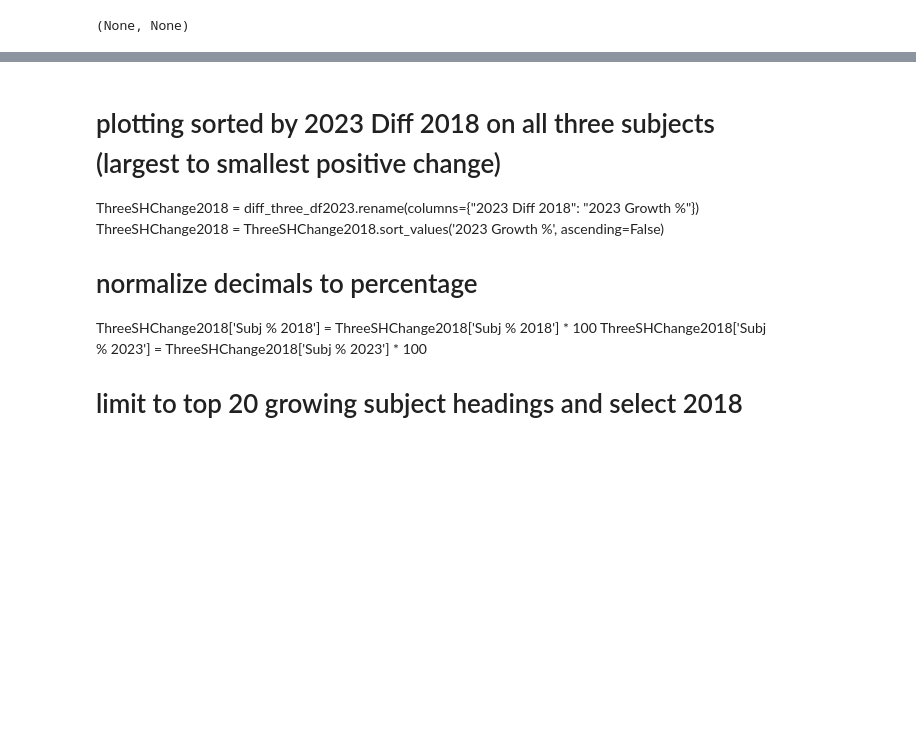
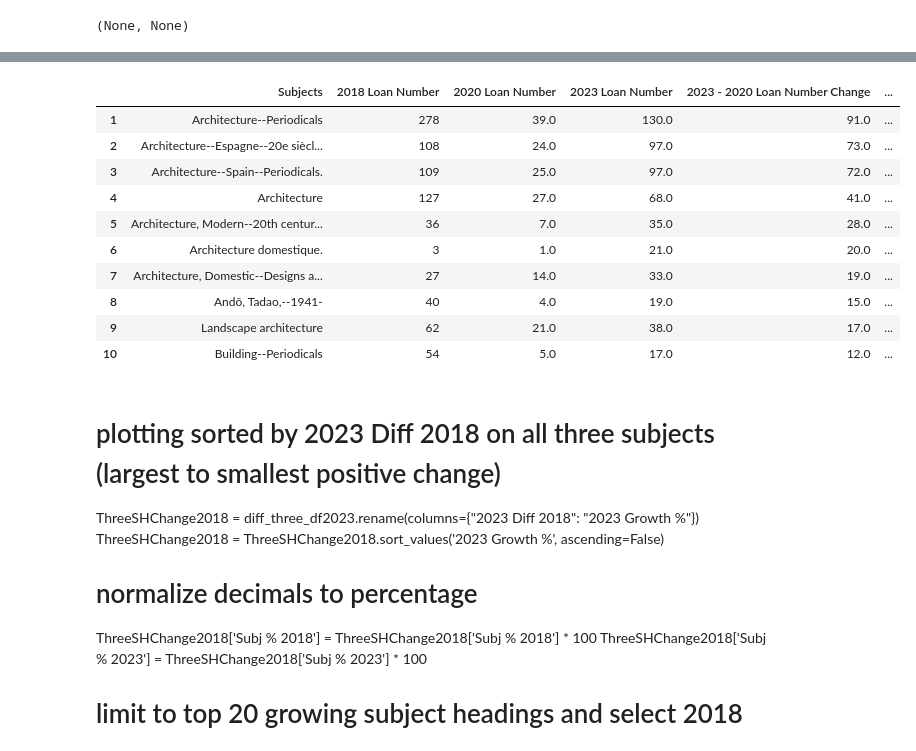
Before and after one commit to senderrr/Architecture, a Jupyter notebook: ArchitectureNotebookArticlePlots.ipynb, the cells around one changed output, grey strips where cells are left out. Cells and saved outputs as stored; diff of their text form; code cells hidden in the pictures; blank space fills up the shorter version.

```diff
--- a/ArchitectureNotebookArticlePlots.ipynb
+++ b/ArchitectureNotebookArticlePlots.ipynb
@@ -343,6 +346,51 @@ ThreeSHGrowth2023
 | 8 | Alexander--VII,--Pope,--1599-1667 | 2 | 9.0 | 6.0 | 7.0 | ... |
 | 9 | Architecture and society--United ... | 12 | 12.0 | 6.0 | 0.0 | ... |
 | 10 | ARCHITECTURE / General. | 18 | 14.0 | 10.0 | -4.0 | ... |
+# %%
+# plotting sorted  by 2023 Diff 2020 on all three subjects (largest to smallest positive change)
+ThreeSHGrowth2023 = diff_three_df2023.copy()
+ThreeSHGrowth2023 = ThreeSHGrowth2023.rename(columns={"Counts 2018": "2018 Loan Number",
+                                                      "Counts 2020": "2020 Loan Number",
+                                                      "Counts 2023": "2023 Loan Number",
+                                                      "Subj % 2018": "2018 Subject Collection %",
+                                                      "Subj % 2020": "2020 Subject Collection %",
+                                                      "Subj % 2023": "2023 Subject Collection %"})
+
+# subtract years to see change
+ThreeSHGrowth2023['2023 - 2020 Subject Collection % Change'] = ThreeSHGrowth2023['2023 Subject Collection %'] - ThreeSHGrowth2023['2020 Subject Collection %']
+ThreeSHGrowth2023['2023 - 2020 Loan Number Change'] = ThreeSHGrowth2023['2023 Loan Number'] - ThreeSHGrowth2023['2020 Loan Number']
+
+#multiplier
+ThreeSHGrowth2023['Subject Multiplicative Growth Factor'] = ThreeSHGrowth2023['2023 Subject Collection %'] / ThreeSHGrowth2023['2020 Subject Collection %']
+
+
+ThreeSHGrowth2023 = ThreeSHGrowth2023[['Subjects', '2018 Loan Number', '2020 Loan Number', '2023 Loan Number', '2023 - 2020 Loan Number Change', '2018 Subject Collection %',
+                                       '2020 Subject Collection %', '2023 Subject Collection %', '2023 - 2020 Subject Collection % Change', 'Subject Multiplicative Growth Factor']]
+
+# sort table by 2023 diff 2020 collection %
+ThreeSHGrowth2023 = ThreeSHGrowth2023.sort_values('2023 - 2020 Subject Collection % Change', ascending=False)
+
+
+# reindex to start at 1
+ThreeSHGrowth2023 = ThreeSHGrowth2023.head(10).reset_index(drop=True)
+ThreeSHGrowth2023.index = ThreeSHGrowth2023.index + 1
+
+# create a table title
+#ThreeSHChange2018 = ThreeSHChange2018.style.set_caption('Table 1: Top 10 Subject Headings Growth From 2018 to 2023')
+ThreeSHGrowth2023 = np.round(ThreeSHGrowth2023, decimals=4)
+ThreeSHGrowth2023
+# %% [output]
+|  | Subjects | 2018 Loan Number | 2020 Loan Number | 2023 Loan Number | 2023 - 2020 Loan Number Change | ... |
+| 1 | Architecture--Periodicals | 278 | 39.0 | 130.0 | 91.0 | ... |
+| 2 | Architecture--Espagne--20e siècl... | 108 | 24.0 | 97.0 | 73.0 | ... |
+| 3 | Architecture--Spain--Periodicals. | 109 | 25.0 | 97.0 | 72.0 | ... |
+| 4 | Architecture | 127 | 27.0 | 68.0 | 41.0 | ... |
+| 5 | Architecture, Modern--20th centur... | 36 | 7.0 | 35.0 | 28.0 | ... |
+| 6 | Architecture domestique. | 3 | 1.0 | 21.0 | 20.0 | ... |
+| 7 | Architecture, Domestic--Designs a... | 27 | 14.0 | 33.0 | 19.0 | ... |
+| 8 | Andō, Tadao,--1941- | 40 | 4.0 | 19.0 | 15.0 | ... |
+| 9 | Landscape architecture | 62 | 21.0 | 38.0 | 17.0 | ... |
+| 10 | Building--Periodicals | 54 | 5.0 | 17.0 | 12.0 | ... |
 # %% [markdown]
 # plotting sorted  by 2023 Diff 2018 on all three subjects (largest to smallest positive change)
 ThreeSHChange2018 = diff_three_df2023.rename(columns={"2023 Diff 2018": "2023 Growth %"})
```
Also changed, not shown: parts of 7 cells of this notebook.
